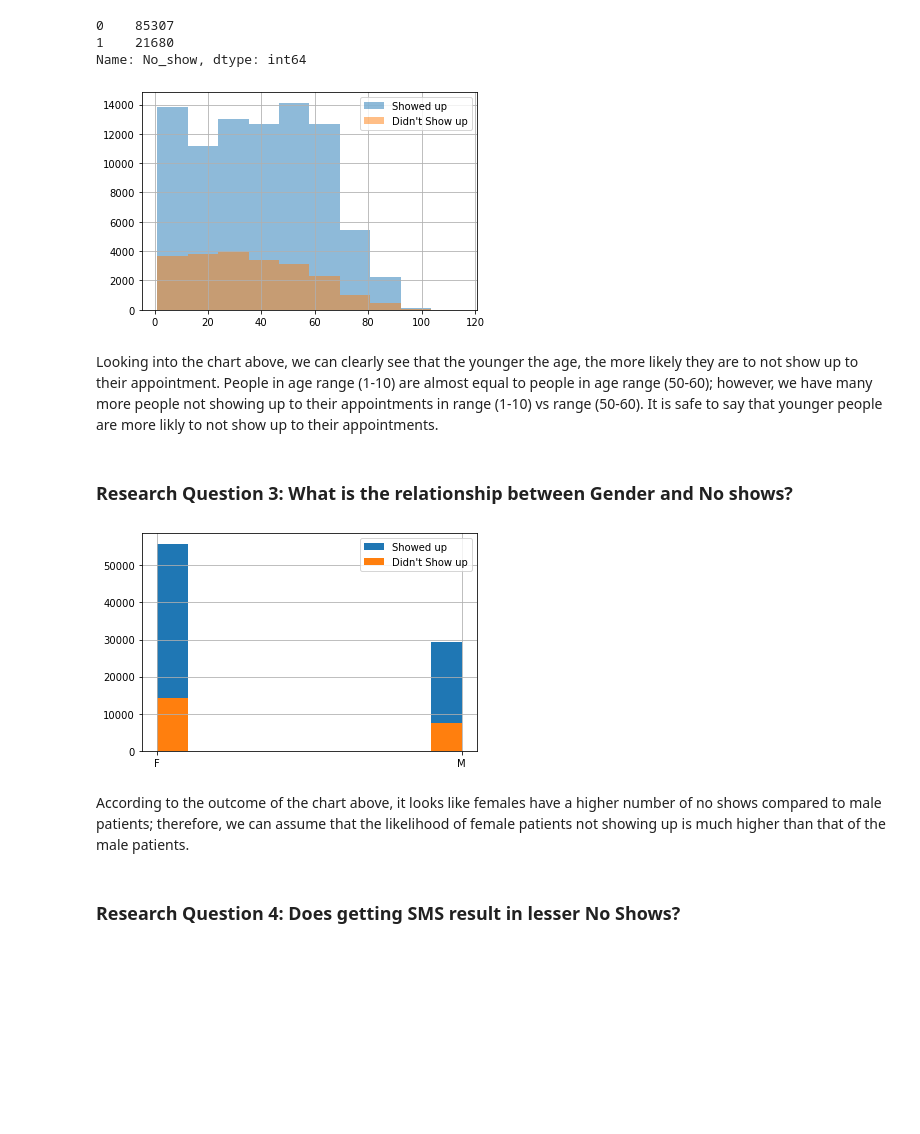
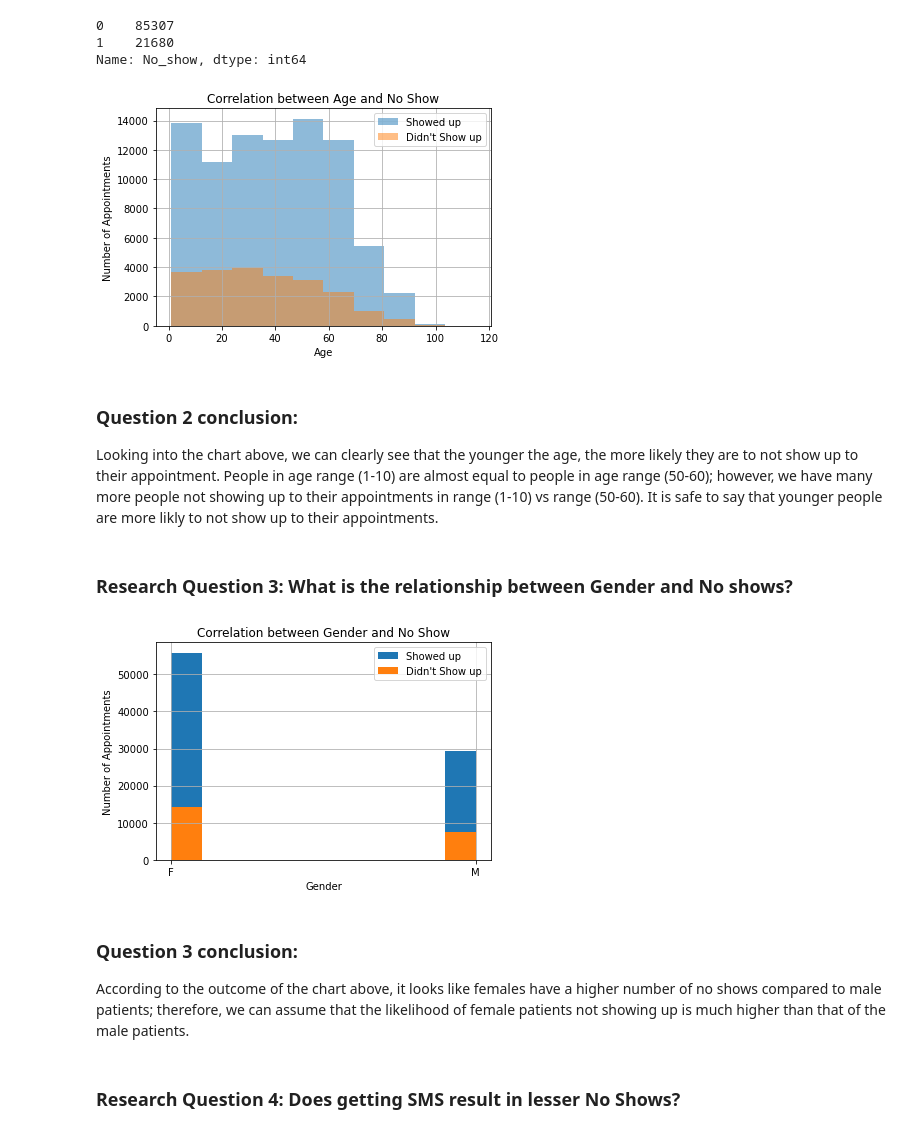
Before and after one commit to ameerfaheem/Investigate_a_Dataset-No_Show_Appointments-, a Jupyter notebook: investigate-a-dataset(noshow_appointments).ipynb, the cells around one changed output. Saved outputs shown, nothing was run; the diff lists cells and outputs as text; code cells hidden in the pictures; blank space fills up the shorter version.

```diff
--- a/investigate-a-dataset(noshow_appointments).ipynb
+++ b/investigate-a-dataset(noshow_appointments).ipynb
@@ -266,13 +279,18 @@ no_show = df.No_show == 1
 # %%
 # Comparing the age of showed up and no shows using histograms.
 
 
 df.Age[showed_up].hist(alpha = 0.5, label = "Showed up")
 df.Age[no_show].hist(alpha = 0.5, label = "Didn't Show up")
-plt.legend();
+plt.legend()
+plt.xlabel('Age')
+plt.ylabel('Number of Appointments')
+plt.title('Correlation between Age and No Show');
 # %% [output]
-[figure, old version]
+[figure, new version]
 # %% [markdown]
+### Question 2 conclusion:
+
 Looking into the chart above, we can clearly see that the younger the age, the more likely they are to not show up to their appointment. People in age range (1-10) are almost equal to people in age range (50-60); however, we have many more people not showing up to their appointments in range (1-10) vs range (50-60). It is safe to say that younger people are more likly to not show up to their appointments.
 # %% [markdown]
 ### Research Question 3:  What is the relationship between Gender and No shows?
@@ -281,10 +299,15 @@ Looking into the chart above, we can clearly see that the younger the age, the m
 
 df.Gender[showed_up].hist(label = "Showed up")
 df.Gender[no_show].hist(label = "Didn't Show up")
-plt.legend();
+plt.legend()
+plt.xlabel('Gender')
+plt.ylabel('Number of Appointments')
+plt.title('Correlation between Gender and No Show');
 # %% [output]
-[figure, old version]
+[figure, new version]
 # %% [markdown]
+### Question 3 conclusion:
+
 According to the outcome of the chart above, it looks like females have a higher number of no shows compared to male patients; therefore, we can assume that the likelihood of female patients not showing up is much higher than that of the male patients.
 # %% [markdown]
 ### Research Question 4: Does getting SMS result in lesser No Shows?
```
Also changed, not shown: parts of 13 cells of this notebook.
